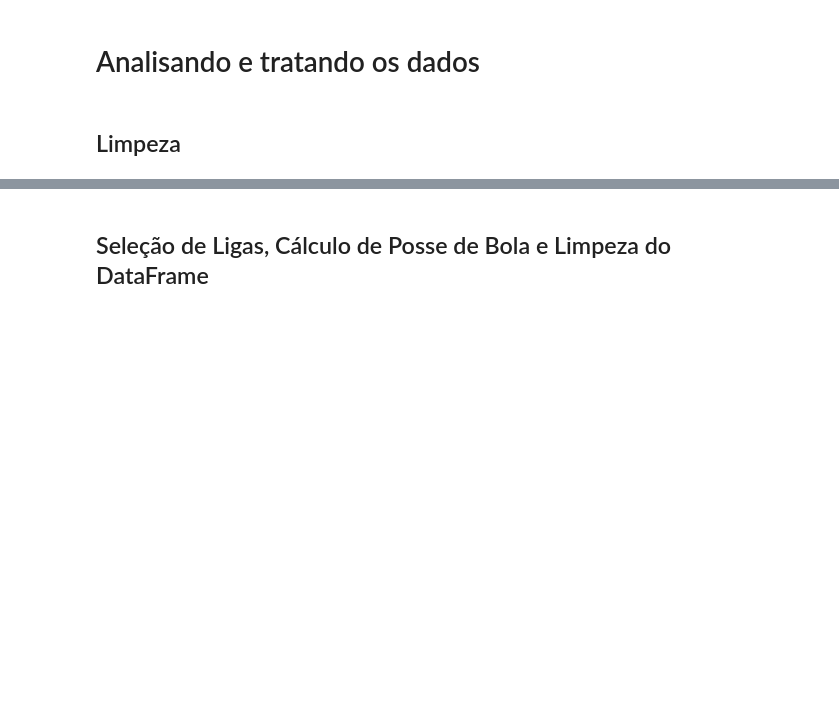
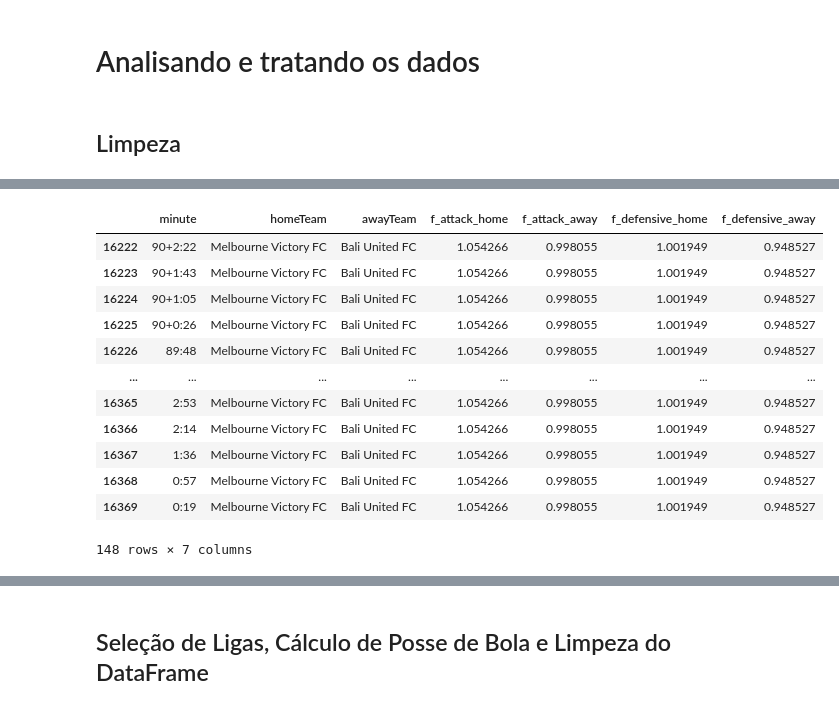
Before and after one commit to nathancarlos22/eo-fut-live, a Jupyter notebook: src/balanceando e tratando.ipynb, the cells around one changed output, grey strips where cells are left out. Cells and saved outputs as stored; diff of their text form; code cells hidden in the pictures; blank space fills up the shorter version.

```diff
--- a/src/balanceando e tratando.ipynb
+++ b/src/balanceando e tratando.ipynb
@@ -209,3 +192,20 @@ df['f_defensive_away'] = df.apply(lambda row: overall_avg_goals / away_goals_con
+# %%
+df_teste = df[['minute', 'homeTeam', 'awayTeam', 'f_attack_home', 'f_attack_away', 'f_defensive_home', 'f_defensive_away']]
+df_teste[(df_teste['homeTeam'] == 'Melbourne Victory FC') & (df_teste['awayTeam'] == 'Bali United FC')]
+# %% [output]
+|  | minute | homeTeam | awayTeam | f_attack_home | f_attack_away | f_defensive_home | f_defensive_away |
+| 16222 | 90+2:22 | Melbourne Victory FC | Bali United FC | 1.054266 | 0.998055 | 1.001949 | 0.948527 |
+| 16223 | 90+1:43 | Melbourne Victory FC | Bali United FC | 1.054266 | 0.998055 | 1.001949 | 0.948527 |
+| 16224 | 90+1:05 | Melbourne Victory FC | Bali United FC | 1.054266 | 0.998055 | 1.001949 | 0.948527 |
+| 16225 | 90+0:26 | Melbourne Victory FC | Bali United FC | 1.054266 | 0.998055 | 1.001949 | 0.948527 |
+| 16226 | 89:48 | Melbourne Victory FC | Bali United FC | 1.054266 | 0.998055 | 1.001949 | 0.948527 |
+| ... | ... | ... | ... | ... | ... | ... | ... |
+| 16365 | 2:53 | Melbourne Victory FC | Bali United FC | 1.054266 | 0.998055 | 1.001949 | 0.948527 |
+| 16366 | 2:14 | Melbourne Victory FC | Bali United FC | 1.054266 | 0.998055 | 1.001949 | 0.948527 |
+| 16367 | 1:36 | Melbourne Victory FC | Bali United FC | 1.054266 | 0.998055 | 1.001949 | 0.948527 |
+| 16368 | 0:57 | Melbourne Victory FC | Bali United FC | 1.054266 | 0.998055 | 1.001949 | 0.948527 |
+| 16369 | 0:19 | Melbourne Victory FC | Bali United FC | 1.054266 | 0.998055 | 1.001949 | 0.948527 |
+148 rows × 7 columns
 # %%
 df.columns
 # %% [output]
```
Also changed, not shown: parts of 27 cells of this notebook, 14 other files.
